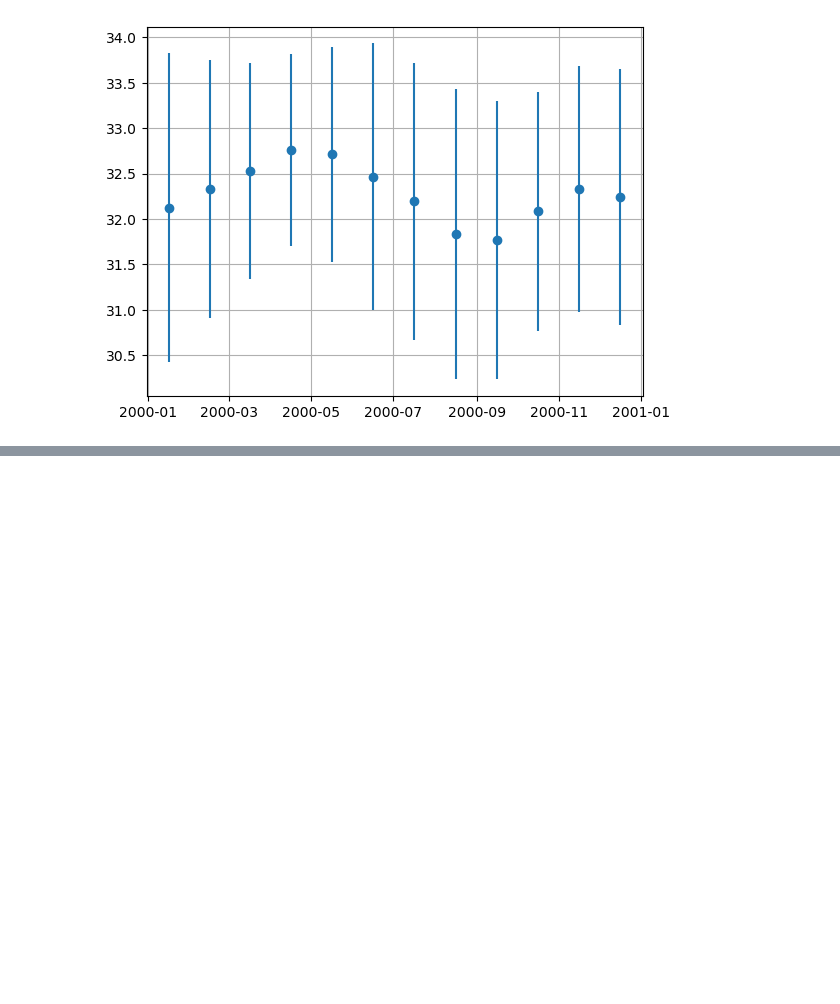
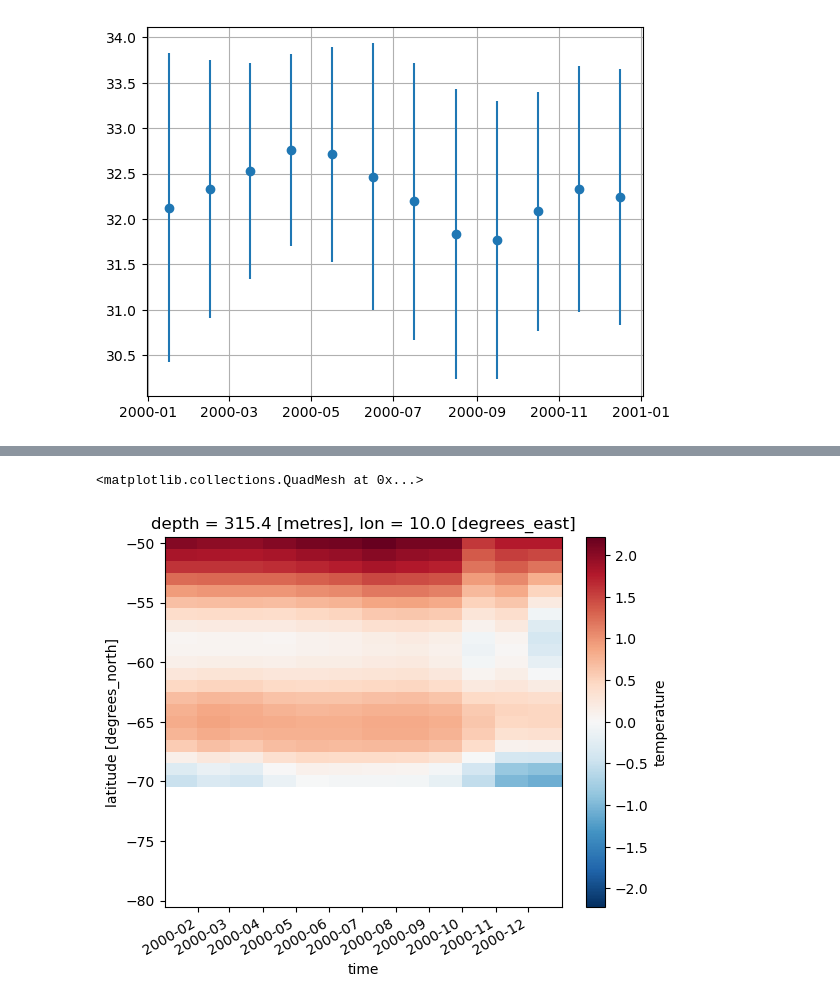
Before and after one commit to adityarn/PythonWorkshopNCPOR, a Jupyter notebook: 09_Xarray.ipynb, the cells around one changed output, grey strips where cells are left out. Drawn from its saved outputs; the diff is of its cells as text; code cells hidden in the pictures; blank space fills up the shorter version.

```diff
--- a/09_Xarray.ipynb
+++ b/09_Xarray.ipynb
@@ -98,0 +133,5 @@ plt.grid()
+# %%
+(SO.sel(lon = 10, depth = 300, method="nearest")["temperature"]-273.15).T.plot()
+# %% [output]
+<matplotlib.collections.QuadMesh at 0x...>
+[figure, added]
```
Also changed, not shown: parts of 7 cells of this notebook.
